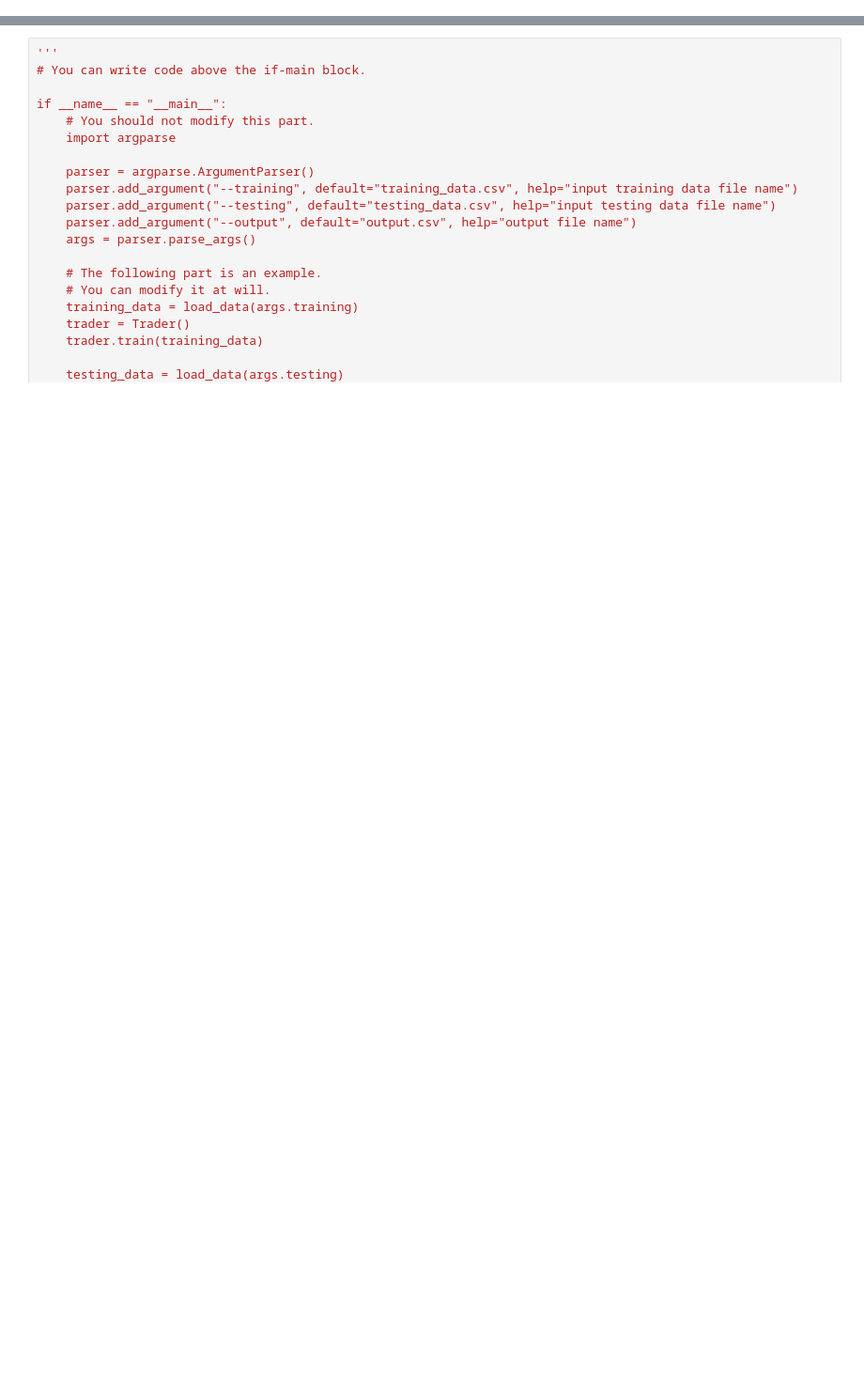
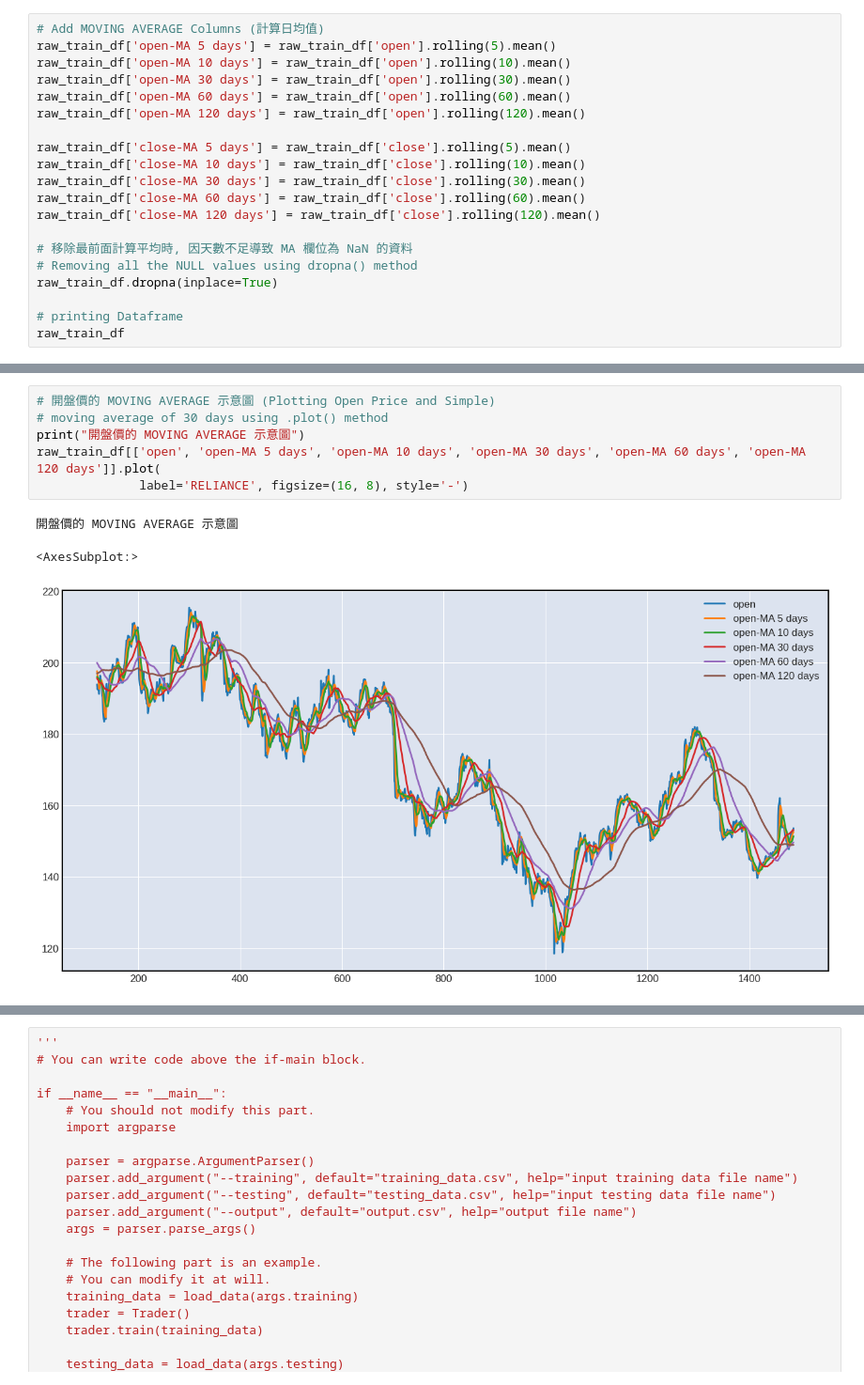
Before and after one commit to kuihao/DSAI-HW2-2022, a Jupyter notebook: app_jyputer.ipynb, the cells around one changed output, grey strips where cells are left out. Shown at 94% size. Drawn from its saved outputs; the diff is of its cells as text; blank space fills up the shorter version.

```diff
--- a/app_jyputer.ipynb
+++ b/app_jyputer.ipynb
@@ -44,0 +167,20 @@ raw_test_df
+# %%
+# Add MOVING AVERAGE Columns (計算日均值)
+raw_train_df['open-MA 5 days'] = raw_train_df['open'].rolling(5).mean()
+raw_train_df['open-MA 10 days'] = raw_train_df['open'].rolling(10).mean()
+raw_train_df['open-MA 30 days'] = raw_train_df['open'].rolling(30).mean()
+raw_train_df['open-MA 60 days'] = raw_train_df['open'].rolling(60).mean()
+raw_train_df['open-MA 120 days'] = raw_train_df['open'].rolling(120).mean()
+
+raw_train_df['close-MA 5 days'] = raw_train_df['close'].rolling(5).mean()
+raw_train_df['close-MA 10 days'] = raw_train_df['close'].rolling(10).mean()
+raw_train_df['close-MA 30 days'] = raw_train_df['close'].rolling(30).mean()
+raw_train_df['close-MA 60 days'] = raw_train_df['close'].rolling(60).mean()
+raw_train_df['close-MA 120 days'] = raw_train_df['close'].rolling(120).mean()
+
+# 移除最前面計算平均時, 因天數不足導致 MA 欄位為 NaN 的資料
+# Removing all the NULL values using dropna() method
+raw_train_df.dropna(inplace=True)
+
+# printing Dataframe
+raw_train_df
@@ -44,0 +201,10 @@ raw_test_df
+# %%
+# 開盤價的 MOVING AVERAGE 示意圖 (Plotting Open Price and Simple)
+# moving average of 30 days using .plot() method
+print("開盤價的 MOVING AVERAGE 示意圖")
+raw_train_df[['open', 'open-MA 5 days', 'open-MA 10 days', 'open-MA 30 days', 'open-MA 60 days', 'open-MA 120 days']].plot(
+              label='RELIANCE', figsize=(16, 8), style='-')
+# %% [output]
+開盤價的 MOVING AVERAGE 示意圖
+<AxesSubplot:>
+[figure, added]
```
Also changed, not shown: parts of 36 cells of this notebook.
